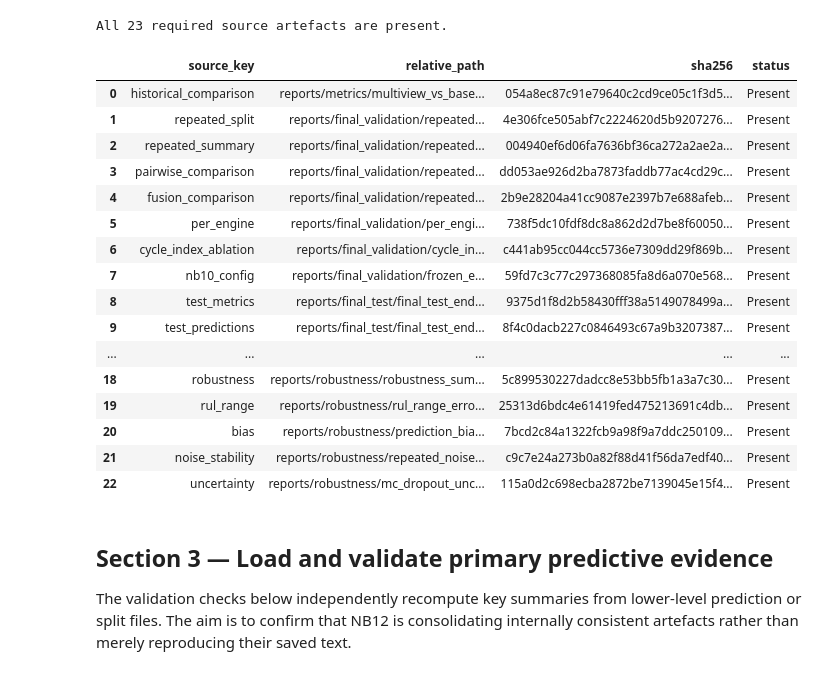
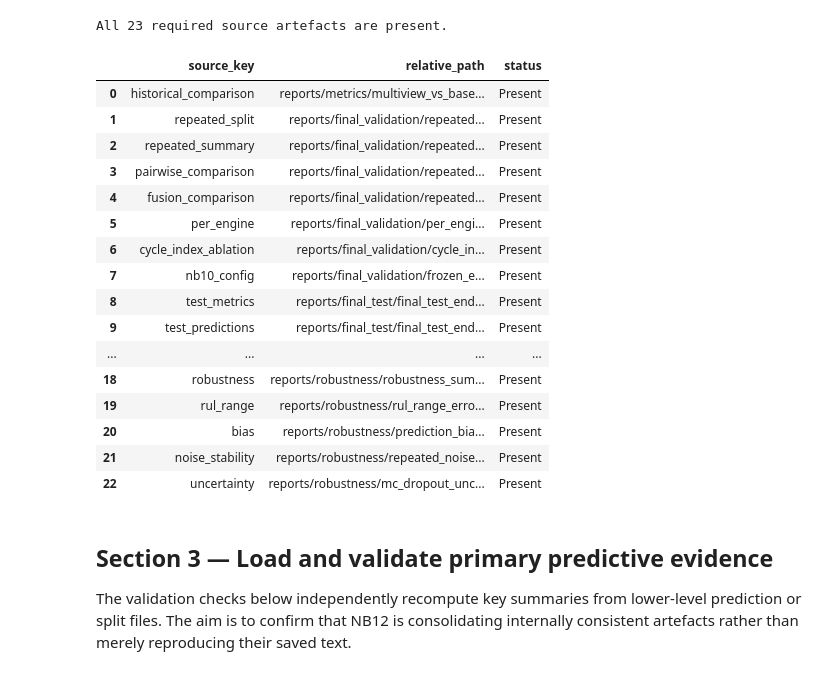
Before and after one commit to devaprasadp-bits/dissertation-rul-xai, a Jupyter notebook: notebooks/12_final_results_consolidation.ipynb, the cells around one changed output. Drawn from its saved outputs; the diff is of its cells as text; code cells hidden in the pictures.

Commit message:
nb12 left-align section 2 table, hide sha256 from display

```diff
--- a/notebooks/12_final_results_consolidation.ipynb
+++ b/notebooks/12_final_results_consolidation.ipynb
@@ -156,51 +156,51 @@ def sha256_file(path: Path, chunk_size: int = 1024 * 1024) -> str:
             chunk = handle.read(chunk_size)
             if not chunk:
                 break
             digest.update(chunk)
     return digest.hexdigest()
 
 
 def require_columns(df: pd.DataFrame, required: set[str], name: str) -> None:
     missing = required.difference(df.columns)
     if missing:
         raise AssertionError(f'{name} is missing required columns: {sorted(missing)}')
 
 
 def assert_close(actual, expected, label, atol=1e-6, rtol=1e-6):
     if not np.isclose(actual, expected, atol=atol, rtol=rtol, equal_nan=True):
         raise AssertionError(f'{label}: actual={actual}, expected={expected}')
 
 
 source_hashes = {name: sha256_file(path) for name, path in SOURCE_PATHS.items()}
 source_registry = pd.DataFrame([
     {
         'source_key': name,
         'relative_path': str(path.relative_to(PROJECT_ROOT)),
         'sha256': source_hashes[name],
         'status': 'Present',
     }
     for name, path in SOURCE_PATHS.items()
 ])
 
-display(source_registry)
+display(source_registry[['source_key', 'relative_path', 'status']].style.set_properties(**{'text-align': 'left'}))
 # %% [output]
-|  | source_key | relative_path | sha256 | status |
-| 0 | historical_comparison | reports/metrics/multiview_vs_base... | 054a8ec87c91e79640c2cd9ce05c1f3d5... | Present |
-| 1 | repeated_split | reports/final_validation/repeated... | 4e306fce505abf7c2224620d5b9207276... | Present |
-| 2 | repeated_summary | reports/final_validation/repeated... | 004940ef6d06fa7636bf36ca272a2ae2a... | Present |
-| 3 | pairwise_comparison | reports/final_validation/repeated... | dd053ae926d2ba7873faddb77ac4cd29c... | Present |
-| 4 | fusion_comparison | reports/final_validation/repeated... | 2b9e28204a41cc9087e2397b7e688afeb... | Present |
-| 5 | per_engine | reports/final_validation/per_engi... | 738f5dc10fdf8dc8a862d2d7be8f60050... | Present |
-| 6 | cycle_index_ablation | reports/final_validation/cycle_in... | c441ab95cc044cc5736e7309dd29f869b... | Present |
-| 7 | nb10_config | reports/final_validation/frozen_e... | 59fd7c3c77c297368085fa8d6a070e568... | Present |
-| 8 | test_metrics | reports/final_test/final_test_end... | 9375d1f8d2b58430fff38a5149078499a... | Present |
-| 9 | test_predictions | reports/final_test/final_test_end... | 8f4c0dacb227c0846493c67a9b3207387... | Present |
-| ... | ... | ... | ... | ... |
-| 18 | robustness | reports/robustness/robustness_sum... | 5c899530227dadcc8e53bb5fb1a3a7c30... | Present |
-| 19 | rul_range | reports/robustness/rul_range_erro... | 25313d6bdc4e61419fed475213691c4db... | Present |
-| 20 | bias | reports/robustness/prediction_bia... | 7bcd2c84a1322fcb9a98f9a7ddc250109... | Present |
-| 21 | noise_stability | reports/robustness/repeated_noise... | c9c7e24a273b0a82f88d41f56da7edf40... | Present |
-| 22 | uncertainty | reports/robustness/mc_dropout_unc... | 115a0d2c698ecba2872be7139045e15f4... | Present |
+|  | source_key | relative_path | status |
+| 0 | historical_comparison | reports/metrics/multiview_vs_base... | Present |
+| 1 | repeated_split | reports/final_validation/repeated... | Present |
+| 2 | repeated_summary | reports/final_validation/repeated... | Present |
+| 3 | pairwise_comparison | reports/final_validation/repeated... | Present |
+| 4 | fusion_comparison | reports/final_validation/repeated... | Present |
+| 5 | per_engine | reports/final_validation/per_engi... | Present |
+| 6 | cycle_index_ablation | reports/final_validation/cycle_in... | Present |
+| 7 | nb10_config | reports/final_validation/frozen_e... | Present |
+| 8 | test_metrics | reports/final_test/final_test_end... | Present |
+| 9 | test_predictions | reports/final_test/final_test_end... | Present |
+| ... | ... | ... | ... |
+| 18 | robustness | reports/robustness/robustness_sum... | Present |
+| 19 | rul_range | reports/robustness/rul_range_erro... | Present |
+| 20 | bias | reports/robustness/prediction_bia... | Present |
+| 21 | noise_stability | reports/robustness/repeated_noise... | Present |
+| 22 | uncertainty | reports/robustness/mc_dropout_unc... | Present |
 # %% [markdown]
 ## Section 3 — Load and validate primary predictive evidence
 
```
Also changed, not shown: parts of 1 cell of this notebook.
